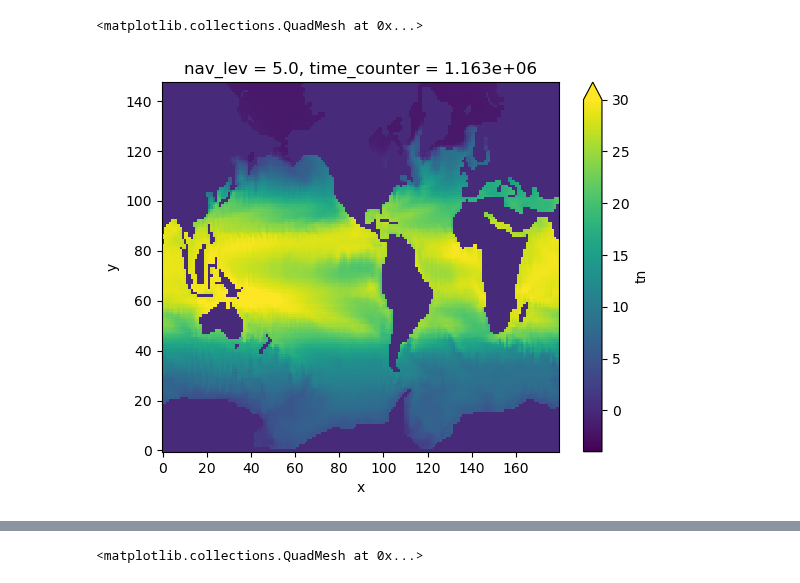
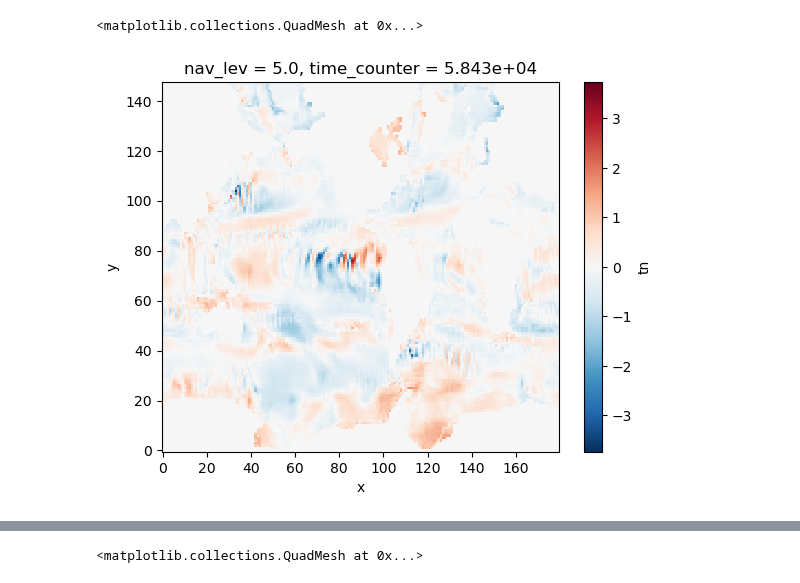
Before and after one commit to asozza/stece, a Jupyter notebook: osprey/notebooks/test_EOF_winter.ipynb, the cells around one changed output, grey strips where cells are left out. Drawn from its saved outputs; the diff is of its cells as text; code cells hidden in the pictures.

```diff
--- a/osprey/notebooks/test_EOF_winter.ipynb
+++ b/osprey/notebooks/test_EOF_winter.ipynb
@@ -13,11 +13,11 @@ from osprey.utils.time import get_year, get_startleg
 from osprey.means.means import timemean
 from osprey.actions.reader import elements
 # %%
-expname = "lfr0"
-var = "thetao"
+expname = "FE01"
+varname = "thetao"
 ndim ="3D"
-endleg = 200
-yearspan = 10
+endleg = 11
+yearspan = 5
 yearleap = 10
 dirs = folders(expname)
 # %%
@@ -26,5 +26,5 @@ startyear = get_year(startleg)
 endyear = get_year(endleg)
 window = endyear - startyear + 1
 # %%
-rdata = forecaster_EOF_winter(expname, var, endleg, yearspan, yearleap)
+rdata = forecaster_EOF_winter(expname=expname, varname=varname, endleg=endleg, yearspan=yearspan, yearleap=yearleap, reco=True)
 # %% [output]
@@ -45,3 +45,9 @@ cdi  warning (find_time_vars): Found more than one time variable, skipped variab
 /bin/sh: error importing function definition for `module'
 /bin/sh: ml: line 1: syntax error: unexpected end of file
 /bin/sh: error importing function definition for `ml'
+# %%
+filename = os.path.join(dirs['tmp'], str(endleg).zfill(3), f"{varname}.nc")
+data = xr.open_mfdataset(filename, use_cftime=True, preprocess=preproc_pattern_3D)
+leg=11
+filename = os.path.join(dirs['tmp'], str(leg).zfill(3), "FE01_*_restart.nc")
+sdata = xr.open_mfdataset(filename, use_cftime=True)
@@ -48,5 +60,6 @@ cdi  warning (find_time_vars): Found more than one time variable, skipped variab
 # %%
-rdata['tn'].isel(nav_lev=0,time_counter=0).plot(vmin=-4,vmax=30)
+deltaa = sdata['tn'].isel(time_counter=0,nav_lev=0)-rdata['tn'].isel(time_counter=0,nav_lev=0)
+deltaa.plot()
 # %% [output]
 <matplotlib.collections.QuadMesh at 0x...>
-[figure, old version]
+[figure, new version]
```
Also changed, not shown: parts of 5 cells of this notebook, 5 other files.
